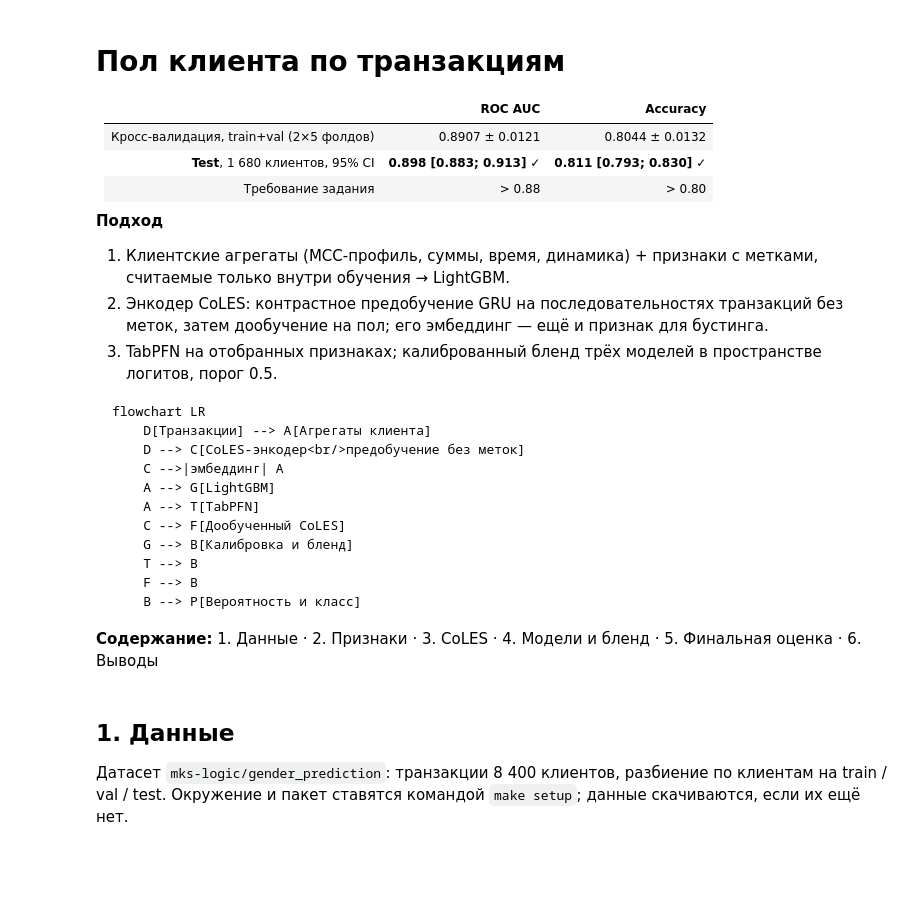
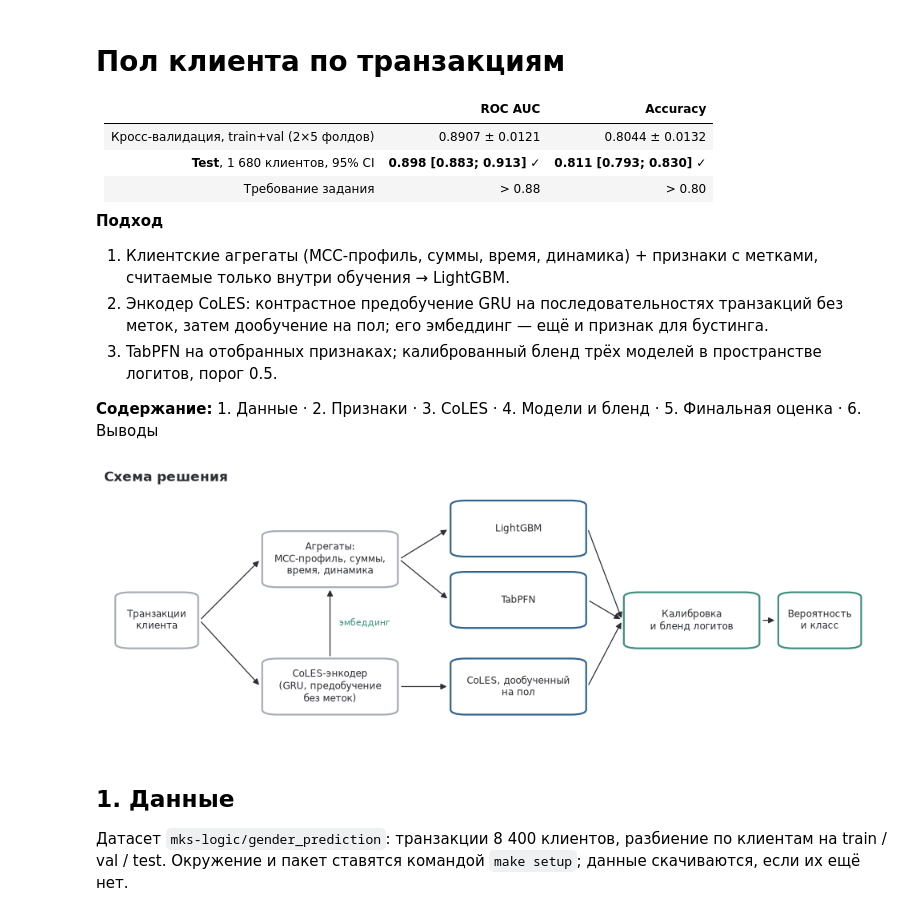
Before and after one commit to Eltralo/gender-prediction, a Jupyter notebook: notebooks/pred_gen_tr.ipynb, the cells around one changed output. Cells and saved outputs as stored; diff of their text form; code cells hidden in the pictures; blank space fills up the shorter version.

````diff
--- a/notebooks/pred_gen_tr.ipynb
+++ b/notebooks/pred_gen_tr.ipynb
@@ -12,19 +12,6 @@
 2. Энкодер CoLES: контрастное предобучение GRU на последовательностях транзакций без меток, затем дообучение на пол; его эмбеддинг — ещё и признак для бустинга.
 3. TabPFN на отобранных признаках; калиброванный бленд трёх моделей в пространстве логитов, порог 0.5.
 
-```mermaid
-flowchart LR
-    D[Транзакции] --> A[Агрегаты клиента]
-    D --> C[CoLES-энкодер<br/>предобучение без меток]
-    C -->|эмбеддинг| A
-    A --> G[LightGBM]
-    A --> T[TabPFN]
-    C --> F[Дообученный CoLES]
-    G --> B[Калибровка и бленд]
-    T --> B
-    F --> B
-    B --> P[Вероятность и класс]
-```
 
 **Содержание:** 1. Данные · 2. Признаки · 3. CoLES · 4. Модели и бленд · 5. Финальная оценка · 6. Выводы
 # %%
@@ -44,6 +31,10 @@ from gender_pred.data import download_data, labels, load_config
 RETRAIN = False  # True — полный пересчёт (~1 ч на GPU); False — финальные модели из artifacts/ (GitHub Release)
 cfg = load_config("configs/default.yaml", retrain=RETRAIN)
 plots.style()
+# %%
+fig = plots.pipeline_schema()
+# %% [output]
+[figure, added]
 # %% [markdown]
 ## 1. Данные
 
````
Also changed, not shown: 2 other files.
